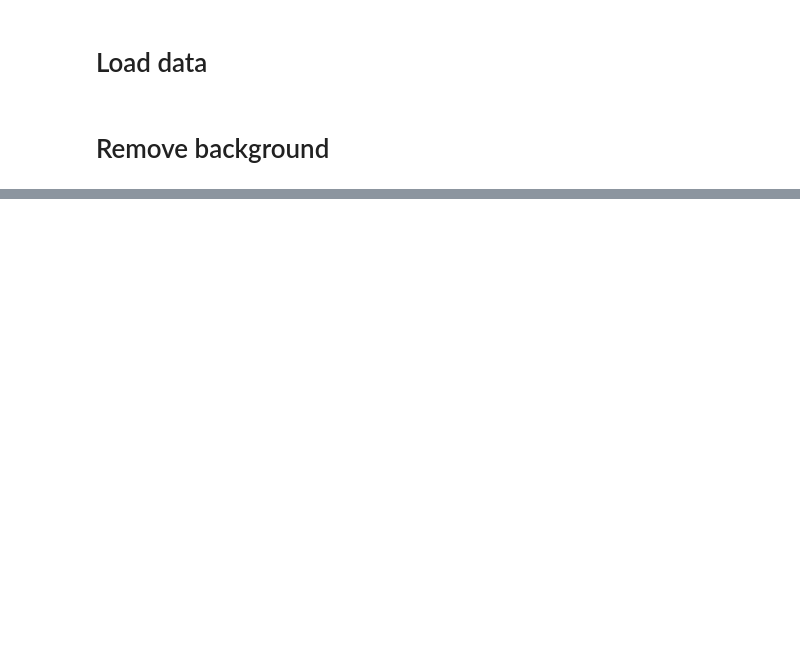
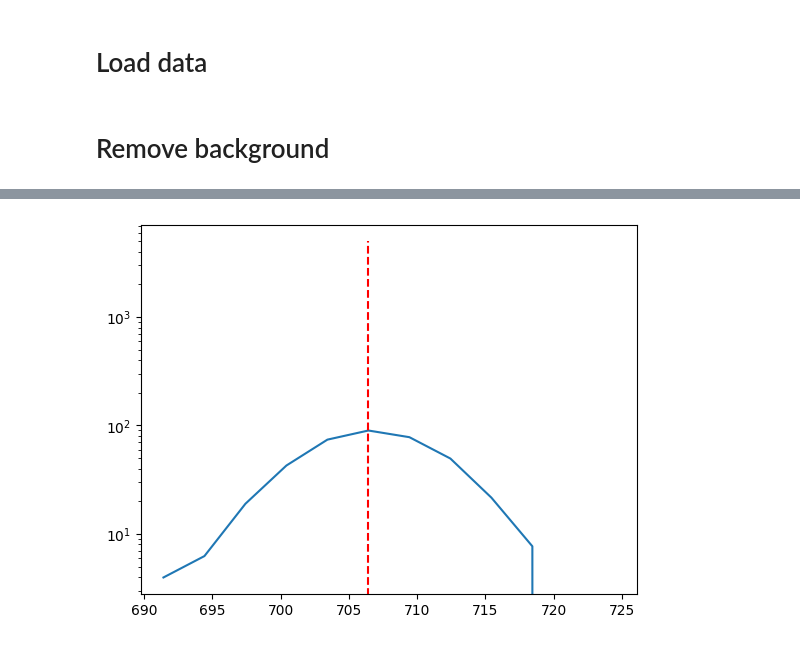
Before and after one commit to richarderikjohansson/JICA, a Jupyter notebook: lscripts/analyze_sec146.ipynb, the cells around one changed output, grey strips where cells are left out. Saved outputs shown, nothing was run; the diff lists cells and outputs as text; code cells hidden in the pictures; blank space fills up the shorter version.

```diff
--- a/lscripts/analyze_sec146.ipynb
+++ b/lscripts/analyze_sec146.ipynb
@@ -103,0 +96,11 @@ plt.show()
+# %%
+# first for positive:
+e_roi_p = e_bins_p[228:240]
+dens_roi_p = density_p[228:240]
+start = 228
+stop = 240
+plt.plot(e_bins_p[start:stop], density_p[start:stop])
+plt.vlines(EOI_p, ymin=0, ymax=np.max(density_p), label=MOL_p, colors='r', linestyles='--')
+plt.yscale('log')
+# %% [output]
+[figure, added]
```
Also changed, not shown: parts of 16 cells of this notebook, 1 other file.
